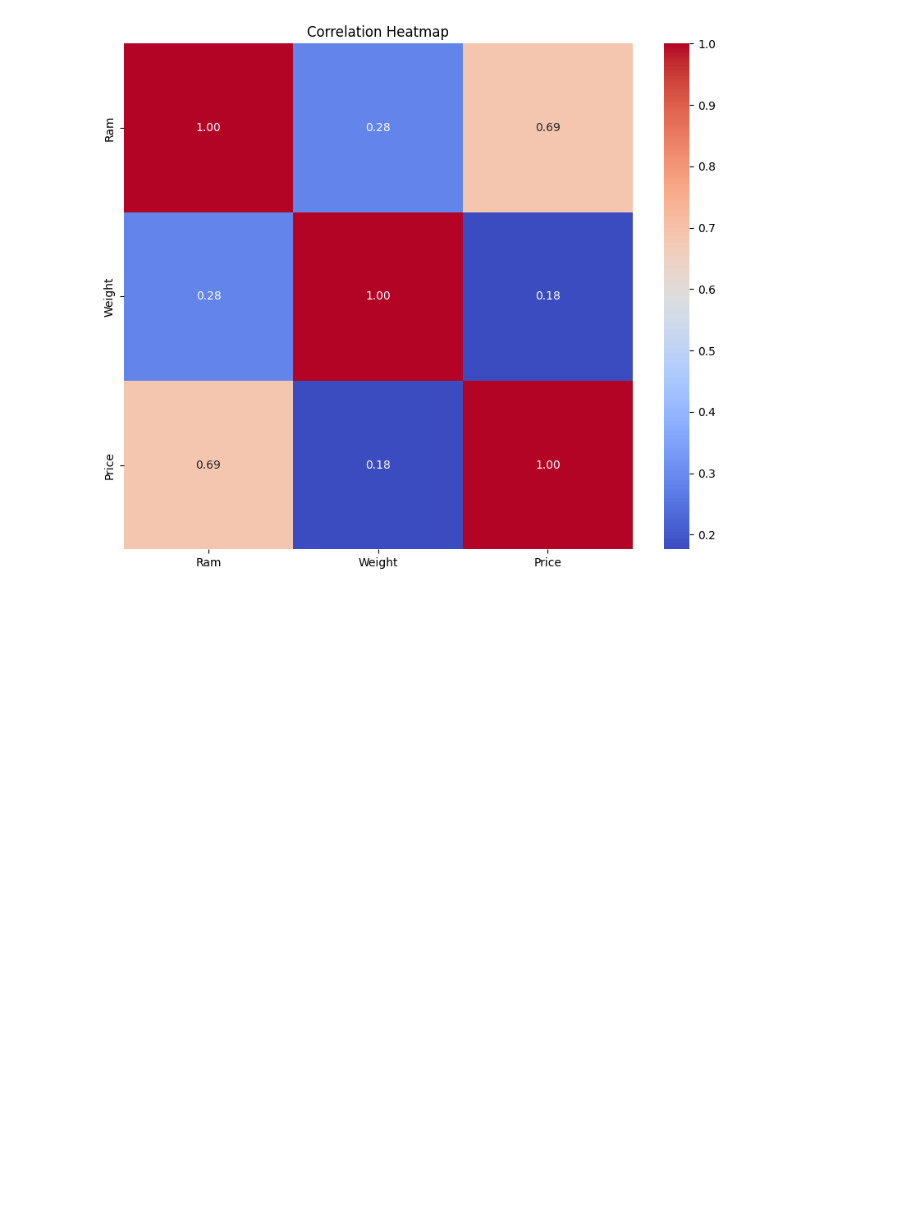
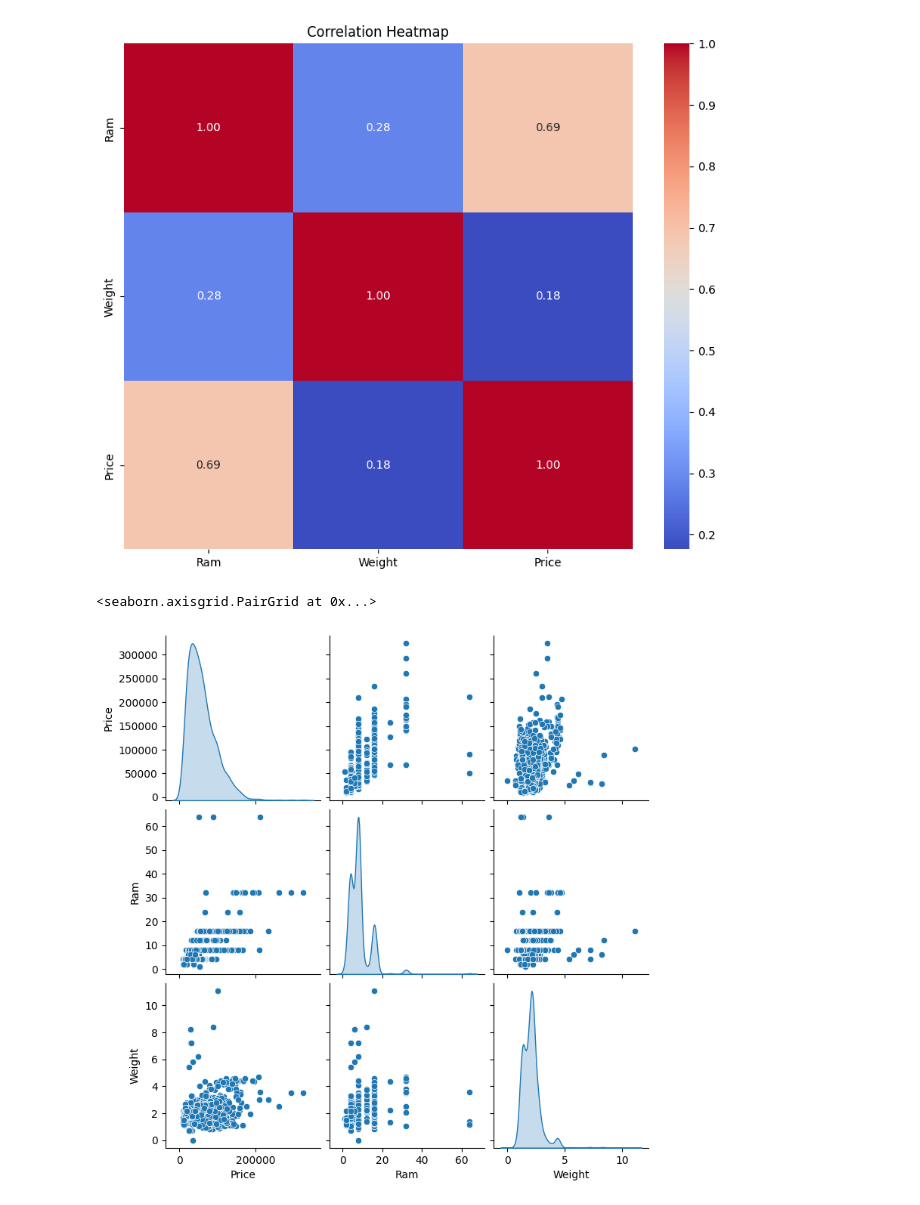
Before and after one commit to ianmuchai/Laptops_Dataset, a Jupyter notebook: laptops_data_project.ipynb, the cells around one changed output. Cells and saved outputs as stored; diff of their text form; code cells hidden in the pictures; blank space fills up the shorter version.

```diff
--- a/laptops_data_project.ipynb
+++ b/laptops_data_project.ipynb
@@ -131,0 +135,6 @@ plt.show()
+# %%
+# Pairplot for a subset of features
+sns.pairplot(data[['Price', 'Ram', 'Weight']], diag_kind='kde')
+# %% [output]
+<seaborn.axisgrid.PairGrid at 0x...>
+[figure, added]
```
Also changed, not shown: parts of 11 cells of this notebook.
